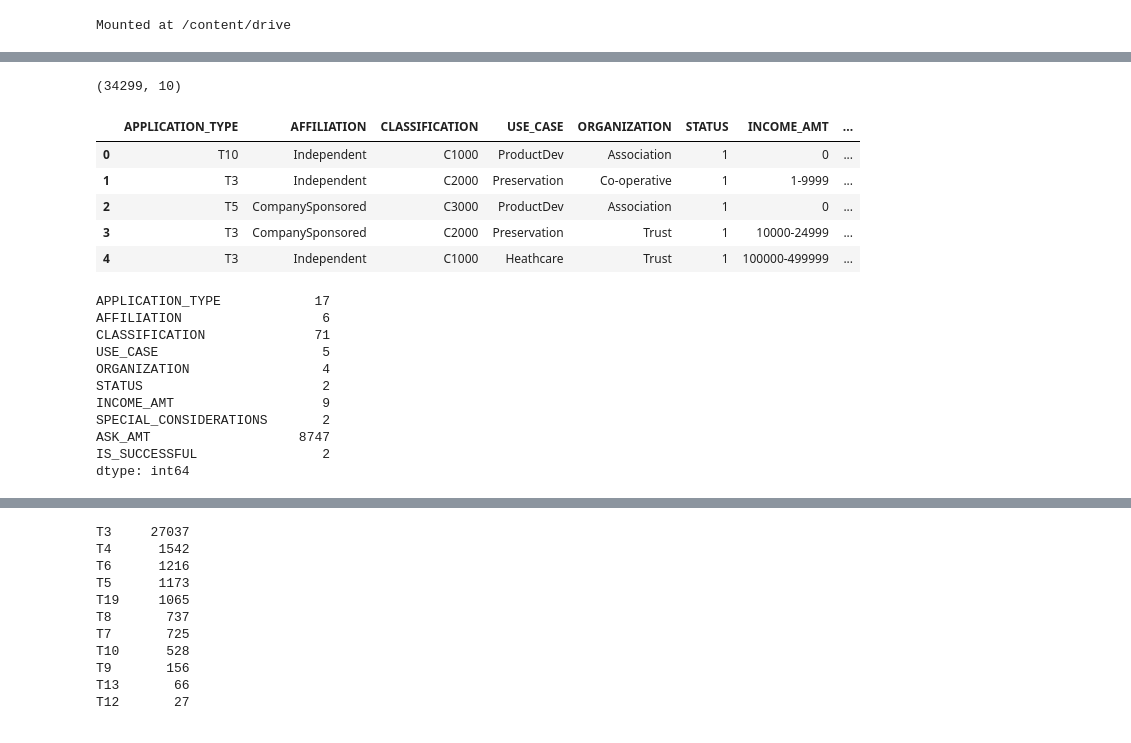
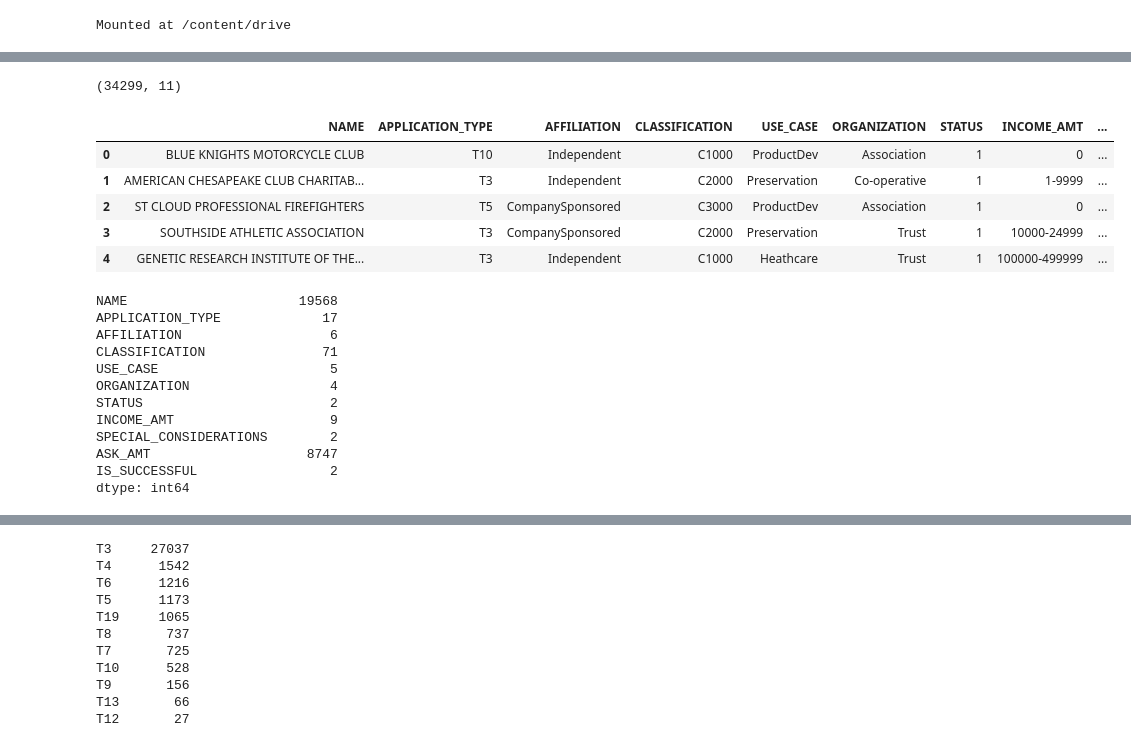
Before and after one commit to rkaysen63/Neural_Network_Charity_Analysis, a Jupyter notebook: AlphabetSoupCharity_Optimization.ipynb, the cells around one changed output, grey strips where cells are left out. Saved outputs shown, nothing was run; the diff lists cells and outputs as text; code cells hidden in the pictures.

Commit message:
add optimization code and checkpoints

```diff
--- a/AlphabetSoupCharity_Optimization.ipynb
+++ b/AlphabetSoupCharity_Optimization.ipynb
@@ -33,0 +18,11 @@ application_df.head()
+# %%
+# read the charity_data.csv.
+
+# In Colab:
+# colab_notebook_path = "/content/drive/My Drive/Colab Notebooks"
+# application_df = pd.read_csv(colab_notebook_path + "/19_Resources/charity_data.csv")
+# application_df.head()
+
+# In Jupyter Notebook:
+application_df = pd.read_csv("Resources/charity_data.csv")
+application_df.head()
@@ -34,28 +36,30 @@ application_df.head()
 # %%
-# Drop the non-beneficial ID columns, 'EIN' and 'NAME'.
-application_df = application_df.drop(columns = ["EIN", "NAME"])
+# Drop the non-beneficial ID columns, 'EIN'.
+# Keep NAMES column to see binning will improve optimization.
+application_df = application_df.drop(columns = ["EIN"])
 print(application_df.shape)
 application_df.head()
 # %% [output]
-(34299, 10)
+(34299, 11)
-|  | APPLICATION_TYPE | AFFILIATION | CLASSIFICATION | USE_CASE | ORGANIZATION | STATUS | INCOME_AMT | ... |
-| 0 | T10 | Independent | C1000 | ProductDev | Association | 1 | 0 | ... |
-| 1 | T3 | Independent | C2000 | Preservation | Co-operative | 1 | 1-9999 | ... |
-| 2 | T5 | CompanySponsored | C3000 | ProductDev | Association | 1 | 0 | ... |
-| 3 | T3 | CompanySponsored | C2000 | Preservation | Trust | 1 | 10000-24999 | ... |
-| 4 | T3 | Independent | C1000 | Heathcare | Trust | 1 | 100000-499999 | ... |
+|  | NAME | APPLICATION_TYPE | AFFILIATION | CLASSIFICATION | USE_CASE | ORGANIZATION | STATUS | INCOME_AMT | ... |
+| 0 | BLUE KNIGHTS MOTORCYCLE CLUB | T10 | Independent | C1000 | ProductDev | Association | 1 | 0 | ... |
+| 1 | AMERICAN CHESAPEAKE CLUB CHARITAB... | T3 | Independent | C2000 | Preservation | Co-operative | 1 | 1-9999 | ... |
+| 2 | ST CLOUD PROFESSIONAL FIREFIGHTERS | T5 | CompanySponsored | C3000 | ProductDev | Association | 1 | 0 | ... |
+| 3 | SOUTHSIDE ATHLETIC ASSOCIATION | T3 | CompanySponsored | C2000 | Preservation | Trust | 1 | 10000-24999 | ... |
+| 4 | GENETIC RESEARCH INSTITUTE OF THE... | T3 | Independent | C1000 | Heathcare | Trust | 1 | 100000-499999 | ... |
 # %%
 # Determine the number of unique values in each column.
 application_df.nunique()
 # %% [output]
-APPLICATION_TYPE            17
-AFFILIATION                  6
-CLASSIFICATION              71
-USE_CASE                     5
-ORGANIZATION                 4
-STATUS                       2
-INCOME_AMT                   9
-SPECIAL_CONSIDERATIONS       2
-ASK_AMT                   8747
-IS_SUCCESSFUL                2
+NAME                      19568
+APPLICATION_TYPE             17
+AFFILIATION                   6
+CLASSIFICATION               71
+USE_CASE                      5
+ORGANIZATION                  4
+STATUS                        2
+INCOME_AMT                    9
+SPECIAL_CONSIDERATIONS        2
+ASK_AMT                    8747
+IS_SUCCESSFUL                 2
 dtype: int64
```
Also changed, not shown: parts of 37 cells of this notebook, 22 other files.
